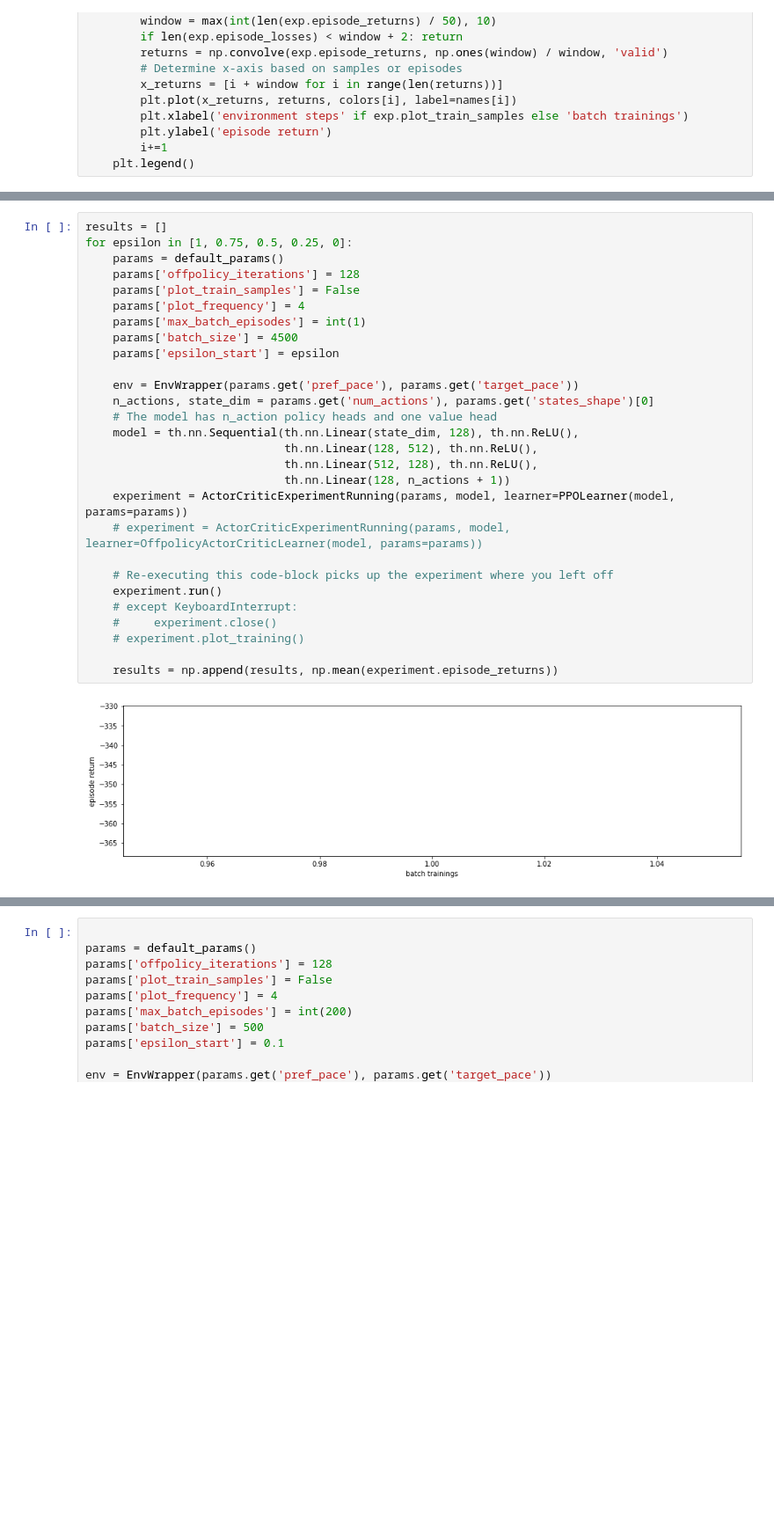
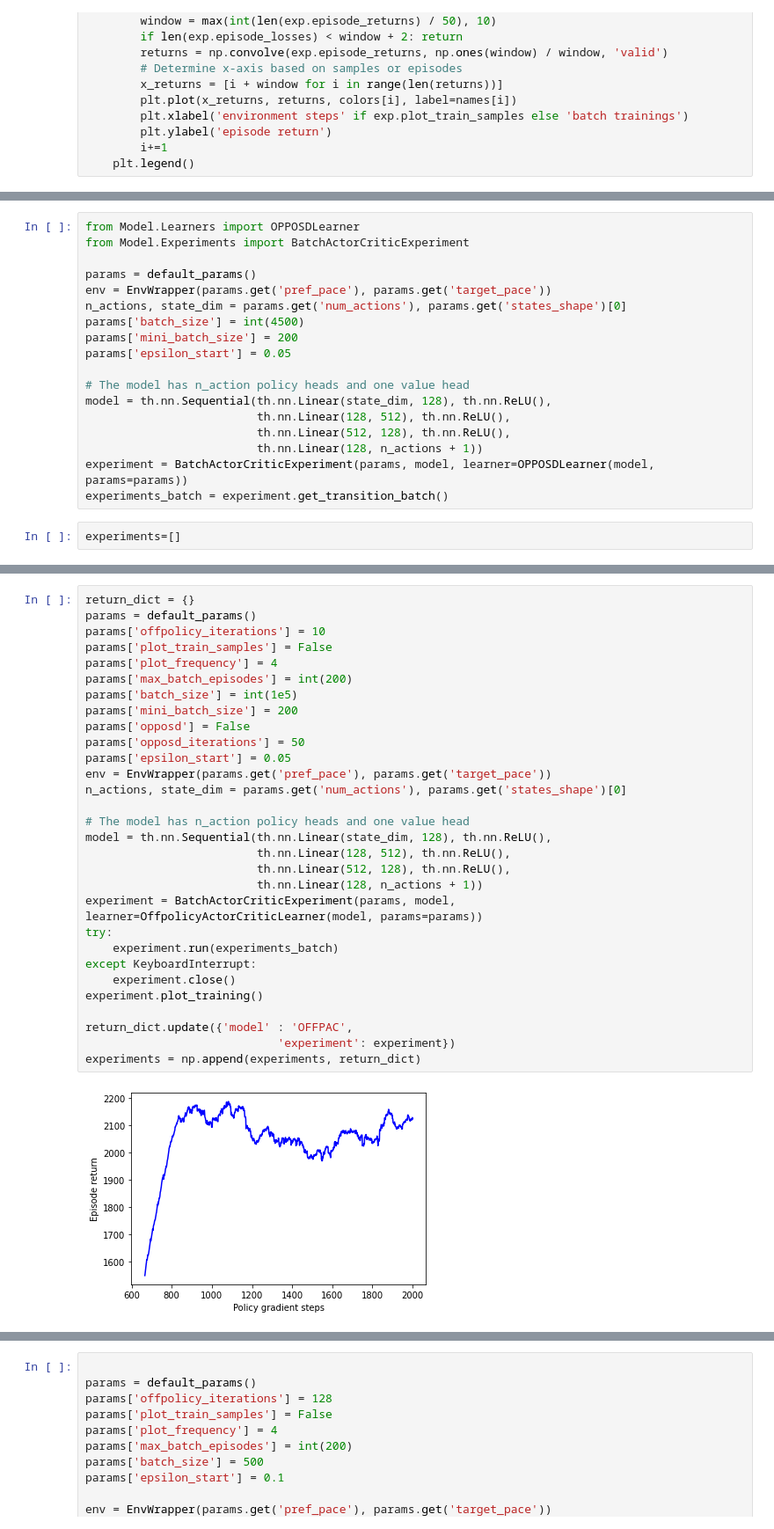
Before and after one commit to jemolano1498/OPPOSD_algorithm, a Jupyter notebook: Model/RL-Agents_experiments.ipynb, the cells around one changed output, grey strips where cells are left out. Shown: that part at 88% size. Drawn from its saved outputs; the diff is of its cells as text; blank space fills up the shorter version.

```diff
--- a/Model/RL-Agents_experiments.ipynb
+++ b/Model/RL-Agents_experiments.ipynb
@@ -137,0 +188,20 @@ def plot_experiments(experiments, names):
+# %%
+from Model.Learners import OPPOSDLearner
+from Model.Experiments import BatchActorCriticExperiment
+
+params = default_params()
+env = EnvWrapper(params.get('pref_pace'), params.get('target_pace'))
+n_actions, state_dim = params.get('num_actions'), params.get('states_shape')[0]
+params['batch_size'] = int(4500)
+params['mini_batch_size'] = 200
+params['epsilon_start'] = 0.05
+
+# The model has n_action policy heads and one value head
+model = th.nn.Sequential(th.nn.Linear(state_dim, 128), th.nn.ReLU(),
+                         th.nn.Linear(128, 512), th.nn.ReLU(),
+                         th.nn.Linear(512, 128), th.nn.ReLU(),
+                         th.nn.Linear(128, n_actions + 1))
+experiment = BatchActorCriticExperiment(params, model, learner=OPPOSDLearner(model, params=params))
+experiments_batch = experiment.get_transition_batch()
+# %%
+experiments=[]
@@ -138,30 +240,32 @@ def plot_experiments(experiments, names):
 # %%
-results = []
-for epsilon in [1, 0.75, 0.5, 0.25, 0]:
-    params = default_params()
-    params['offpolicy_iterations'] = 128
-    params['plot_train_samples'] = False
-    params['plot_frequency'] = 4
-    params['max_batch_episodes'] = int(1)
-    params['batch_size'] = 4500
-    params['epsilon_start'] = epsilon
+return_dict = {}
+params = default_params()
+params['offpolicy_iterations'] = 10
+params['plot_train_samples'] = False
+params['plot_frequency'] = 4
+params['max_batch_episodes'] = int(200)
+params['batch_size'] = int(1e5)
+params['mini_batch_size'] = 200
+params['opposd'] = False
+params['opposd_iterations'] = 50
+params['epsilon_start'] = 0.05
+env = EnvWrapper(params.get('pref_pace'), params.get('target_pace'))
+n_actions, state_dim = params.get('num_actions'), params.get('states_shape')[0]
 
-    env = EnvWrapper(params.get('pref_pace'), params.get('target_pace'))
-    n_actions, state_dim = params.get('num_actions'), params.get('states_shape')[0]
-    # The model has n_action policy heads and one value head
-    model = th.nn.Sequential(th.nn.Linear(state_dim, 128), th.nn.ReLU(),
-                             th.nn.Linear(128, 512), th.nn.ReLU(),
-                             th.nn.Linear(512, 128), th.nn.ReLU(),
-                             th.nn.Linear(128, n_actions + 1))
-    experiment = ActorCriticExperimentRunning(params, model, learner=PPOLearner(model, params=params))
-    # experiment = ActorCriticExperimentRunning(params, model, learner=OffpolicyActorCriticLearner(model, params=params))
+# The model has n_action policy heads and one value head
+model = th.nn.Sequential(th.nn.Linear(state_dim, 128), th.nn.ReLU(),
+                         th.nn.Linear(128, 512), th.nn.ReLU(),
+                         th.nn.Linear(512, 128), th.nn.ReLU(),
+                         th.nn.Linear(128, n_actions + 1))
+experiment = BatchActorCriticExperiment(params, model, learner=OffpolicyActorCriticLearner(model, params=params))
+try:
+    experiment.run(experiments_batch)
+except KeyboardInterrupt:
+    experiment.close()
+experiment.plot_training()
 
-    # Re-executing this code-block picks up the experiment where you left off
-    experiment.run()
-    # except KeyboardInterrupt:
-    #     experiment.close()
-    # experiment.plot_training()
-
-    results = np.append(results, np.mean(experiment.episode_returns))
+return_dict.update({'model' : 'OFFPAC',
+                            'experiment': experiment})
+experiments = np.append(experiments, return_dict)
 # %% [output]
-[figure, old version]
+[figure, new version]
```
Also changed, not shown: parts of 10 cells of this notebook, 11 other files.
